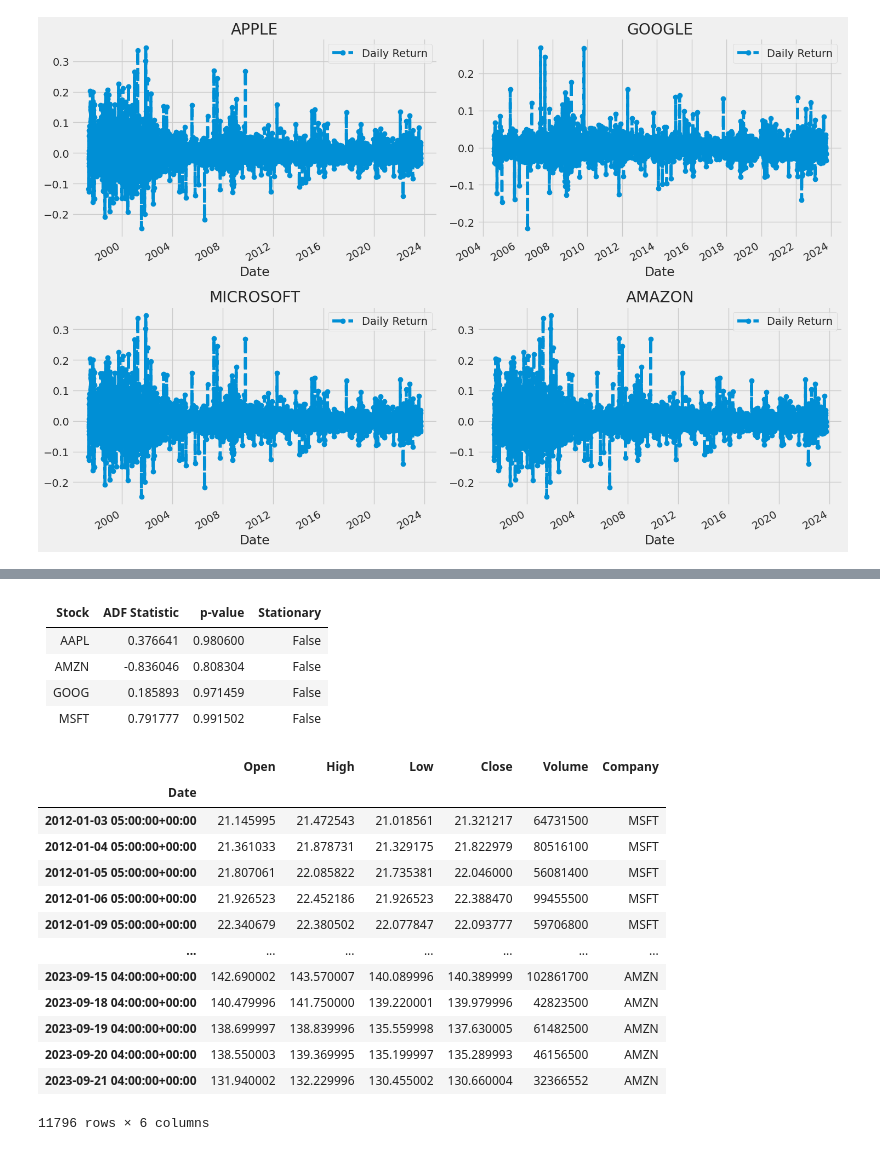
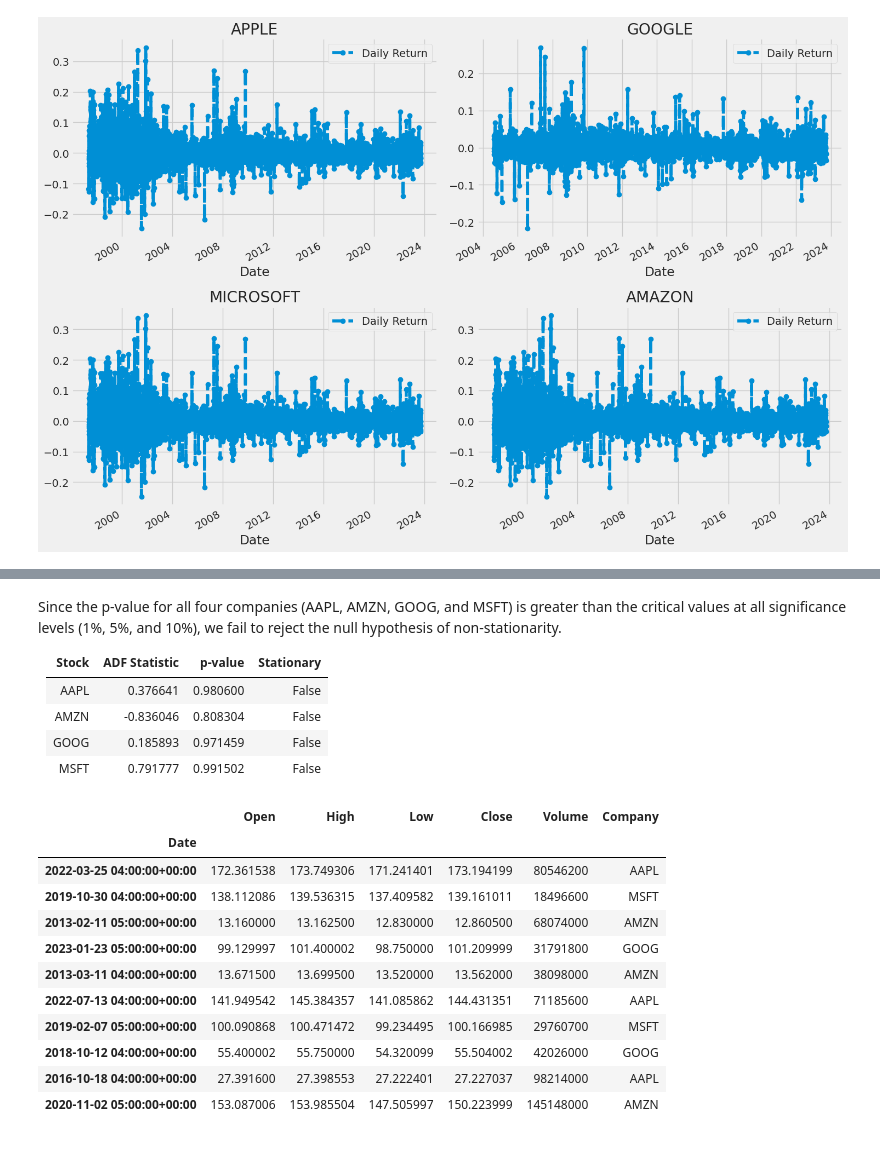
Before and after one commit to mebi-ali/time_series_forecast, a Jupyter notebook: src/notebooks/getting_started_with_time_series.ipynb, the cells around one changed output, grey strips where cells are left out. Cells and saved outputs as stored; diff of their text form; code cells hidden in the pictures.

```diff
--- a/src/notebooks/getting_started_with_time_series.ipynb
+++ b/src/notebooks/getting_started_with_time_series.ipynb
@@ -146,3 +140,6 @@ Dataset (row,col): (4208047, 6)
+# %%
+## Remove 17154 duplicates
+data = data.drop_duplicates()
 # %%
 # check column types
 data.info()
@@ -351,4 +470,7 @@ Critical Values:
 # %% [markdown]
+Since the p-value for all four companies (AAPL, AMZN, GOOG, and MSFT) is greater than the critical values at all significance levels (1%, 5%, and 10%), we fail to reject the null hypothesis of non-stationarity.
+
+
 | Stock | ADF Statistic | p-value | Stationary |
 |---|---|---|---|
 | AAPL | 0.376641 | 0.980600 | False |
@@ -356,19 +478,17 @@ Critical Values:
 | GOOG | 0.185893 | 0.971459 | False |
 | MSFT | 0.791777 | 0.991502 | False |
 # %%
-df_close
+df_close.sample(10)
 # %% [output]
 |  | Open | High | Low | Close | Volume | Company |
 | Date |  |  |  |  |  |  |
-| 2012-01-03 05:00:00+00:00 | 21.145995 | 21.472543 | 21.018561 | 21.321217 | 64731500 | MSFT |
-| 2012-01-04 05:00:00+00:00 | 21.361033 | 21.878731 | 21.329175 | 21.822979 | 80516100 | MSFT |
-| 2012-01-05 05:00:00+00:00 | 21.807061 | 22.085822 | 21.735381 | 22.046000 | 56081400 | MSFT |
-| 2012-01-06 05:00:00+00:00 | 21.926523 | 22.452186 | 21.926523 | 22.388470 | 99455500 | MSFT |
-| 2012-01-09 05:00:00+00:00 | 22.340679 | 22.380502 | 22.077847 | 22.093777 | 59706800 | MSFT |
-| ... | ... | ... | ... | ... | ... | ... |
-| 2023-09-15 04:00:00+00:00 | 142.690002 | 143.570007 | 140.089996 | 140.389999 | 102861700 | AMZN |
-| 2023-09-18 04:00:00+00:00 | 140.479996 | 141.750000 | 139.220001 | 139.979996 | 42823500 | AMZN |
-| 2023-09-19 04:00:00+00:00 | 138.699997 | 138.839996 | 135.559998 | 137.630005 | 61482500 | AMZN |
-| 2023-09-20 04:00:00+00:00 | 138.550003 | 139.369995 | 135.199997 | 135.289993 | 46156500 | AMZN |
-| 2023-09-21 04:00:00+00:00 | 131.940002 | 132.229996 | 130.455002 | 130.660004 | 32366552 | AMZN |
+| 2022-03-25 04:00:00+00:00 | 172.361538 | 173.749306 | 171.241401 | 173.194199 | 80546200 | AAPL |
+| 2019-10-30 04:00:00+00:00 | 138.112086 | 139.536315 | 137.409582 | 139.161011 | 18496600 | MSFT |
+| 2013-02-11 05:00:00+00:00 | 13.160000 | 13.162500 | 12.830000 | 12.860500 | 68074000 | AMZN |
+| 2023-01-23 05:00:00+00:00 | 99.129997 | 101.400002 | 98.750000 | 101.209999 | 31791800 | GOOG |
+| 2013-03-11 04:00:00+00:00 | 13.671500 | 13.699500 | 13.520000 | 13.562000 | 38098000 | AMZN |
+| 2022-07-13 04:00:00+00:00 | 141.949542 | 145.384357 | 141.085862 | 144.431351 | 71185600 | AAPL |
+| 2019-02-07 05:00:00+00:00 | 100.090868 | 100.471472 | 99.234495 | 100.166985 | 29760700 | MSFT |
+| 2018-10-12 04:00:00+00:00 | 55.400002 | 55.750000 | 54.320099 | 55.504002 | 42026000 | GOOG |
+| 2016-10-18 04:00:00+00:00 | 27.391600 | 27.398553 | 27.222401 | 27.227037 | 98214000 | AAPL |
+| 2020-11-02 05:00:00+00:00 | 153.087006 | 153.985504 | 147.505997 | 150.223999 | 145148000 | AMZN |
-11796 rows × 6 columns
```
Also changed, not shown: parts of 34 cells of this notebook, 4 other files.
